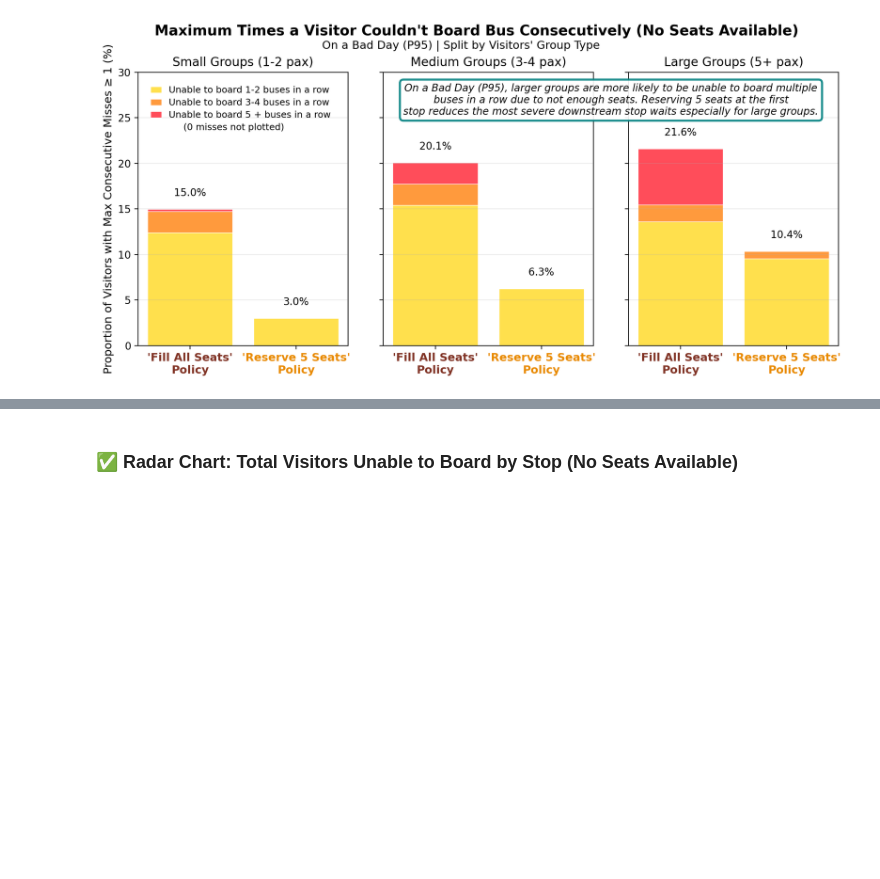
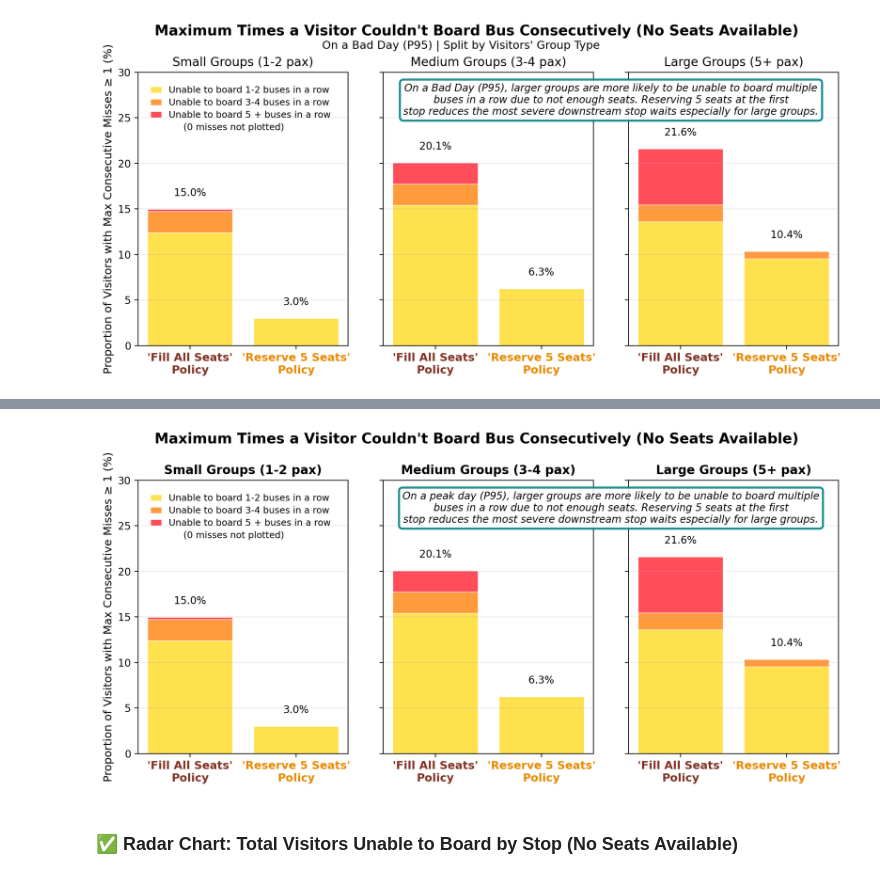
Before and after one commit to data-meets-daylight/monarto-safari-monte-carlo, a Jupyter notebook: Code/Safari-Shuttle-Simulation.ipynb, the cells around one changed output, grey strips where cells are left out. Drawn from its saved outputs; the diff is of its cells as text; code cells hidden in the pictures; blank space fills up the shorter version.

Commit message:
Added plots for media

```diff
--- a/Code/Safari-Shuttle-Simulation.ipynb
+++ b/Code/Safari-Shuttle-Simulation.ipynb
@@ -1305,3 +1307,90 @@ plt.show()
+# %%
+# Plots for Downstream Waiting (% of Individual Visitors) of Bad Days by Visitor Group Type - colours by buses skipped band
+
+# colours: mild -> severe -> extreme
+c12 = "#FFE04D"   # lemony yellow
+c34 = "#FF9A3D"   # tangerine orange
+c5p = "#FF4D5A"   # brighter tomato-red
+
+fig, axes = plt.subplots(1, 3, figsize=(10.5, 5), sharey=True, dpi=200)
+
+BAND_TITLES = {
+    "Groups 1-2": "Small Groups (1-2 pax)",
+    "Groups 3-4": "Medium Groups (3-4 pax)",
+    "Groups 5+":  "Large Groups (5+ pax)",
+}
+
+for ax, band in zip(axes, BANDS):
+    s_base = _people_weighted_shares_once_or_more_by_band(df_base_bad, band)
+    s_buf  = _people_weighted_shares_once_or_more_by_band(df_buf_bad,  band)
+    labels = ["'Fill All Seats'\nPolicy", f"'Reserve {RESERVED} Seats'\nPolicy"]
+    p12 = np.array([s_base["1-2"], s_buf["1-2"]])
+    p34 = np.array([s_base["3-4"], s_buf["3-4"]])
+    p5p = np.array([s_base["5+"],  s_buf["5+"]])
+    tot = p12 + p34 + p5p
+    x = np.arange(2)
+    ax.bar(x, p12, color=c12, edgecolor="white", linewidth=0.5, label="Unable to board 1-2 buses in a row" if band == BANDS[0] else None)
+    ax.bar(x, p34, bottom=p12, edgecolor="white", linewidth=0.5, color=c34, label="Unable to board 3-4 buses in a row" if band == BANDS[0] else None)
+    ax.bar(x, p5p, bottom=p12 + p34, edgecolor="white", linewidth=0.5, color=c5p, label="Unable to board 5 + buses in a row" if band == BANDS[0] else None)
+
+    # Top label: total % waited once or more (>=1)
+    for i, t in enumerate(tot):
+        ax.text(x[i], t + 1.2, f"{t:.1f}%", ha="center", va="bottom", fontsize=10)
+    ax.set_xticks(x)
+    ax.set_xticklabels(labels, fontsize=11, fontweight="bold")
+    # colour each tick label by policy
+    tick_texts = ax.get_xticklabels()
+    tick_texts[0].set_color(cbase)  # Baseline
+    tick_texts[1].set_color(cbuff)  # Buffer
+    ax.set_title(BAND_TITLES.get(band, band), fontsize=12, fontweight="bold")
+    ax.grid(axis="y", alpha=0.25)
+    y_cap = 30
+    ax.set_ylim(0, y_cap)
+
+axes[0].set_ylabel("Proportion of Visitors with Max Consecutive Misses ≥ 1 (%)", fontsize=11)
+
+fig.suptitle(
+    "Maximum Times a Visitor Couldn't Board Bus Consecutively (No Seats Available)",
+    fontsize=14,
+    y=0.99,
+    fontweight='bold'
+)
+# fig.text(
+#     0.48, 0.946,  # x, y in figure coords
+#     "On a Bad Day (P95) | Split by Visitors' Group Type",
+#     ha="center", va="top",
+#     fontsize=11
+# )
+handles, leg_labels = axes[0].get_legend_handles_labels()
+handles.append(Patch(facecolor="none", edgecolor="none"))
+leg_labels.append("     (0 misses not plotted)")
+axes[0].legend(handles, leg_labels, frameon=False, loc="upper left",
+               bbox_to_anchor=(0.02, 0.98), fontsize=9,
+               handlelength=1.2, labelspacing=0.4)
+
+txt = ("On a peak day (P95), larger groups are more likely to be unable to board multiple\n"
+       f"buses in a row due to not enough seats. Reserving {RESERVED} seats at the first\n"
+       "stop reduces the most severe downstream stop waits especially for large groups.")
+plt.tight_layout()
+
+fig.canvas.draw()
+# Get axes positions in figure coords
+pos2 = axes[1].get_position()   # panel 2
+pos3 = axes[2].get_position()   # panel 3
+# Midpoint between panels 2 and 3 (x), and  chosen height (y)
+x_mid = (pos2.x1 + pos3.x0) / 2
+y_top = pos3.y1 - 0.03         # near the top of panels
+fig.text(
+    x_mid, y_top, txt,
+    ha="center", va="top",
+    fontsize=10, fontstyle="italic",
+    bbox=dict(boxstyle="round,pad=0.35", facecolor="white", edgecolor="teal", linewidth=2.0, alpha=0.9)
+)
+out = "../Outputs_Social_Media/plot2-stacked-bar-chart.png"
+fig.savefig(out, dpi=300, facecolor="white")
+plt.show()
+# %% [output]
+[figure, added]
 # %% [markdown]
 ### ✅ Radar Chart: Total Visitors Unable to Board by Stop (No Seats Available)
 # %%
```
Also changed, not shown: parts of 3 cells of this notebook, 2 other files.
